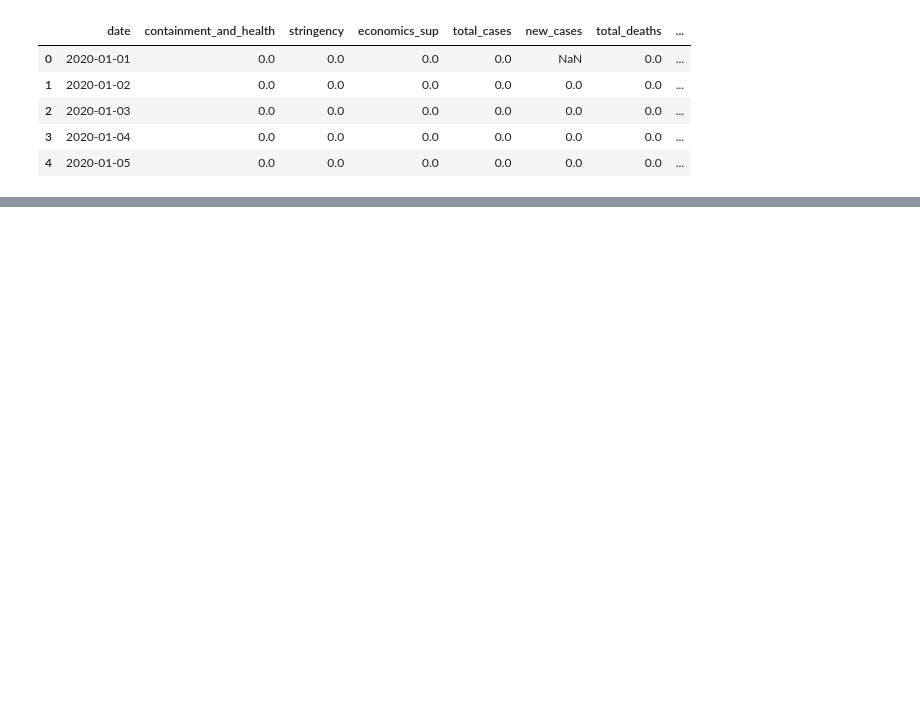
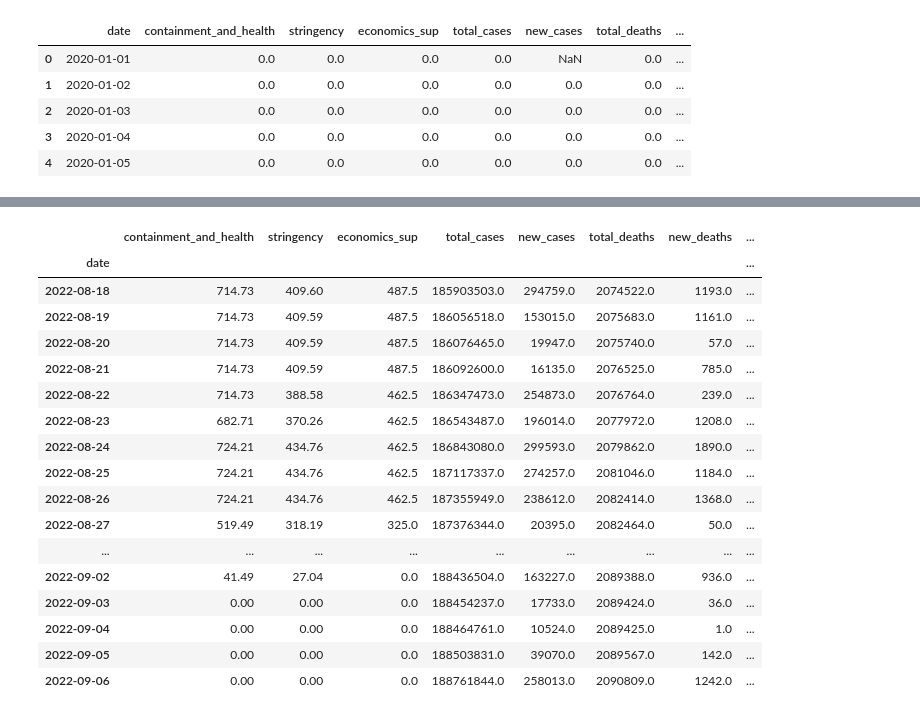
Before and after one commit to tekadata/covid_time_series_prediction, a Jupyter notebook: notebooks/model-USA.ipynb, the cells around one changed output, grey strips where cells are left out. Cells and saved outputs as stored; diff of their text form; code cells hidden in the pictures; blank space fills up the shorter version.

```diff
--- a/notebooks/model-USA.ipynb
+++ b/notebooks/model-USA.ipynb
@@ -129,0 +113,2 @@ data_index['day-2'] = data_index['total_deaths'].shift(periods=2)
+# %%
+data_index_death=data_target_death[~(data_target_death.index > '2022-09-06')]
@@ -129,0 +125,21 @@ data_index['day-2'] = data_index['total_deaths'].shift(periods=2)
+# %%
+data_index_death.tail(20)
+# %% [output]
+|  | containment_and_health | stringency | economics_sup | total_cases | new_cases | total_deaths | new_deaths | ... |
+| date |  |  |  |  |  |  |  | ... |
+| 2022-08-18 | 714.73 | 409.60 | 487.5 | 185903503.0 | 294759.0 | 2074522.0 | 1193.0 | ... |
+| 2022-08-19 | 714.73 | 409.59 | 487.5 | 186056518.0 | 153015.0 | 2075683.0 | 1161.0 | ... |
+| 2022-08-20 | 714.73 | 409.59 | 487.5 | 186076465.0 | 19947.0 | 2075740.0 | 57.0 | ... |
+| 2022-08-21 | 714.73 | 409.59 | 487.5 | 186092600.0 | 16135.0 | 2076525.0 | 785.0 | ... |
+| 2022-08-22 | 714.73 | 388.58 | 462.5 | 186347473.0 | 254873.0 | 2076764.0 | 239.0 | ... |
+| 2022-08-23 | 682.71 | 370.26 | 462.5 | 186543487.0 | 196014.0 | 2077972.0 | 1208.0 | ... |
+| 2022-08-24 | 724.21 | 434.76 | 462.5 | 186843080.0 | 299593.0 | 2079862.0 | 1890.0 | ... |
+| 2022-08-25 | 724.21 | 434.76 | 462.5 | 187117337.0 | 274257.0 | 2081046.0 | 1184.0 | ... |
+| 2022-08-26 | 724.21 | 434.76 | 462.5 | 187355949.0 | 238612.0 | 2082414.0 | 1368.0 | ... |
+| 2022-08-27 | 519.49 | 318.19 | 325.0 | 187376344.0 | 20395.0 | 2082464.0 | 50.0 | ... |
+| ... | ... | ... | ... | ... | ... | ... | ... | ... |
+| 2022-09-02 | 41.49 | 27.04 | 0.0 | 188436504.0 | 163227.0 | 2089388.0 | 936.0 | ... |
+| 2022-09-03 | 0.00 | 0.00 | 0.0 | 188454237.0 | 17733.0 | 2089424.0 | 36.0 | ... |
+| 2022-09-04 | 0.00 | 0.00 | 0.0 | 188464761.0 | 10524.0 | 2089425.0 | 1.0 | ... |
+| 2022-09-05 | 0.00 | 0.00 | 0.0 | 188503831.0 | 39070.0 | 2089567.0 | 142.0 | ... |
+| 2022-09-06 | 0.00 | 0.00 | 0.0 | 188761844.0 | 258013.0 | 2090809.0 | 1242.0 | ... |
```
Also changed, not shown: parts of 8 cells of this notebook, 3 other files.
